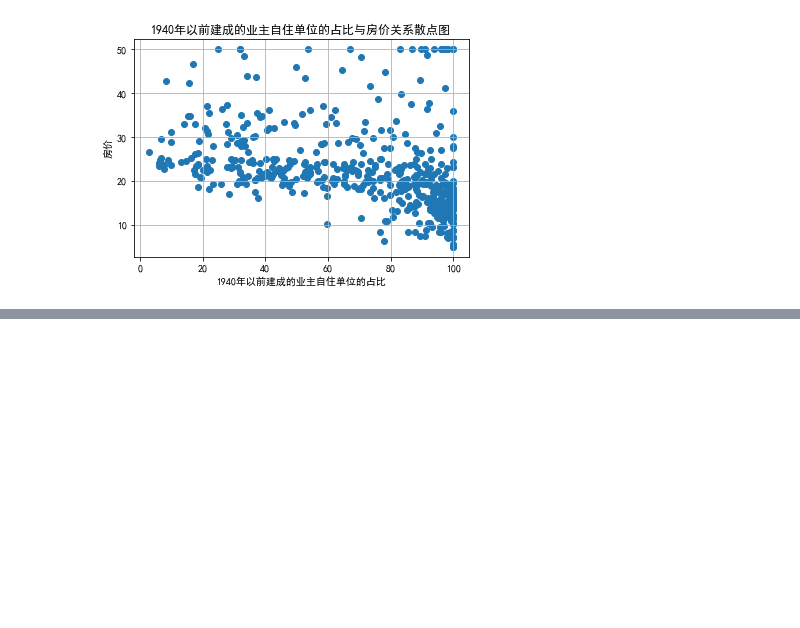
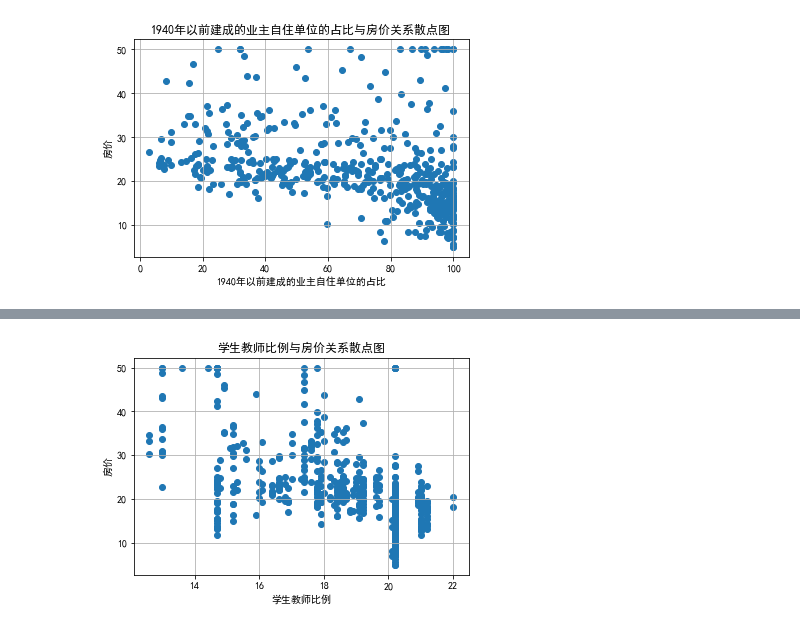
Before and after one commit to coderlai/machine-learning, a Jupyter notebook: 基于xgboost波士顿房价预测-kaggle实战.ipynb, the cells around one changed output, grey strips where cells are left out. Drawn from its saved outputs; the diff is of its cells as text; code cells hidden in the pictures; blank space fills up the shorter version.

```diff
--- a/基于xgboost波士顿房价预测-kaggle实战.ipynb
+++ b/基于xgboost波士顿房价预测-kaggle实战.ipynb
@@ -184,0 +203,6 @@ plt.grid()
+# %%
+#(11) 字段PTRATIO分析
+draw_scatter(df["PTRATIO"],y,"学生教师比例")
+plt.grid()
+# %% [output]
+[figure, added]
```
Also changed, not shown: parts of 13 cells of this notebook.
